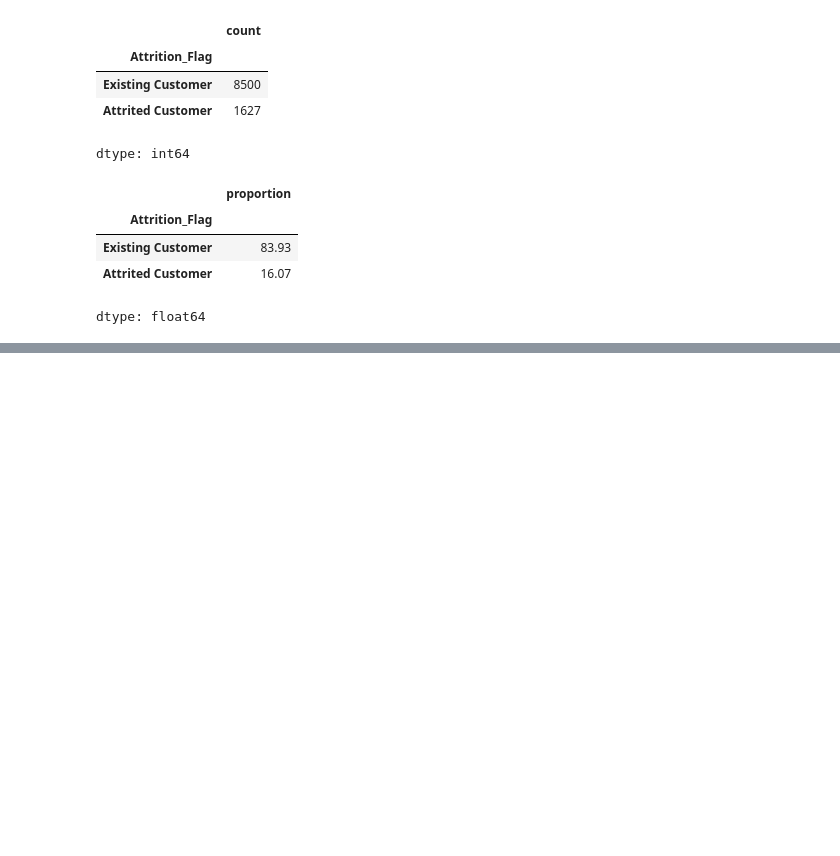
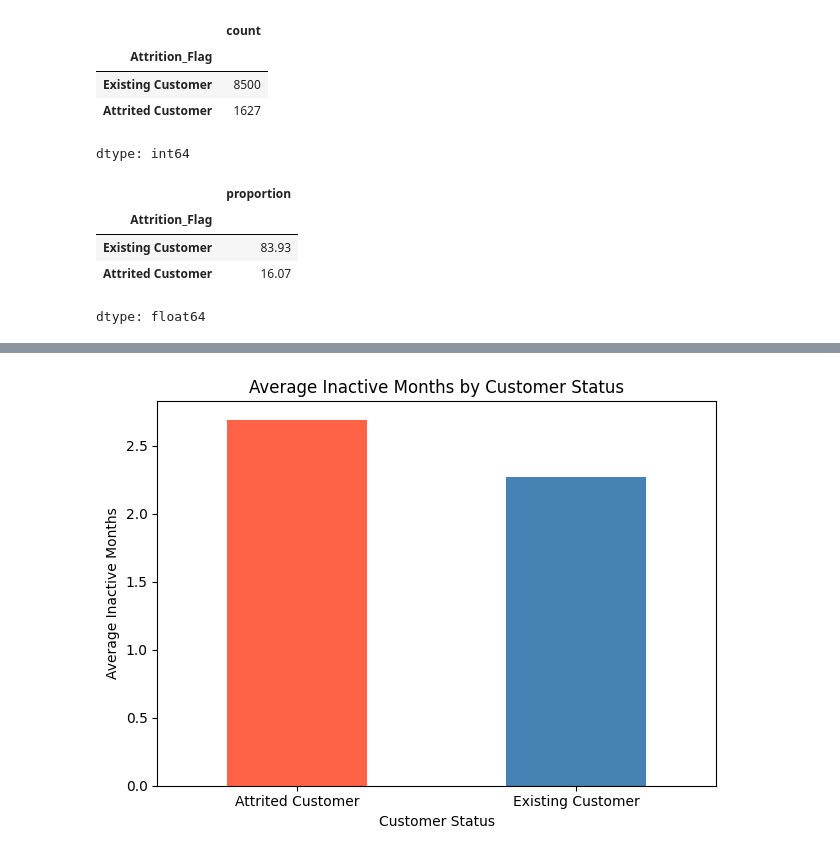
Before and after one commit to mehakgupta0406/credit-card-customer-churn, a Jupyter notebook: 01_data_analysis.ipynb, the cells around one changed output, grey strips where cells are left out. Saved outputs shown, nothing was run; the diff lists cells and outputs as text; code cells hidden in the pictures; blank space fills up the shorter version.

```diff
--- a/01_data_analysis.ipynb
+++ b/01_data_analysis.ipynb
@@ -81,0 +148,14 @@ dtype: float64
+# %%
+df.groupby("Attrition_Flag")["Months_Inactive_12_mon"].mean().plot(
+    kind="bar",
+    color=["tomato", "steelblue"]
+)
+
+plt.title("Average Inactive Months by Customer Status")
+plt.xlabel("Customer Status")
+plt.ylabel("Average Inactive Months")
+plt.xticks(rotation=0)
+plt.tight_layout()
+plt.show()
+# %% [output]
+[figure, added]
```
Also changed, not shown: parts of 7 cells of this notebook.
